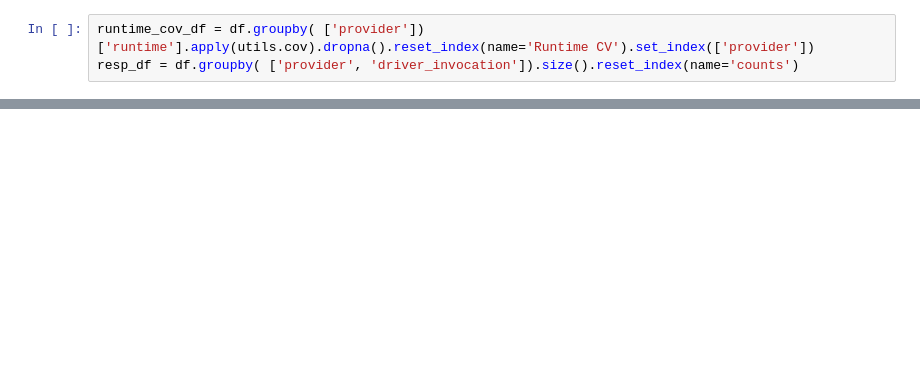
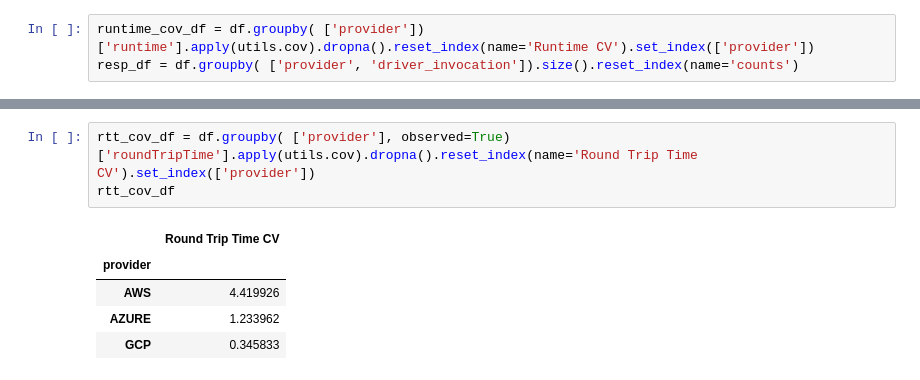
Before and after one commit to l8518/geot-faas, a Jupyter notebook: 020_provider_analysis.ipynb, the cells around one changed output, grey strips where cells are left out. Saved outputs shown, nothing was run; the diff lists cells and outputs as text; blank space fills up the shorter version.

```diff
--- a/020_provider_analysis.ipynb
+++ b/020_provider_analysis.ipynb
@@ -80,0 +81,9 @@ GCP       0.191116
+# %%
+rtt_cov_df = df.groupby( ['provider'], observed=True)['roundTripTime'].apply(utils.cov).dropna().reset_index(name='Round Trip Time CV').set_index(['provider'])
+rtt_cov_df
+# %% [output]
+|  | Round Trip Time CV |
+| provider |  |
+| AWS | 4.419926 |
+| AZURE | 1.233962 |
+| GCP | 0.345833 |
```
Also changed, not shown: parts of 3 cells of this notebook, 2 other files.
